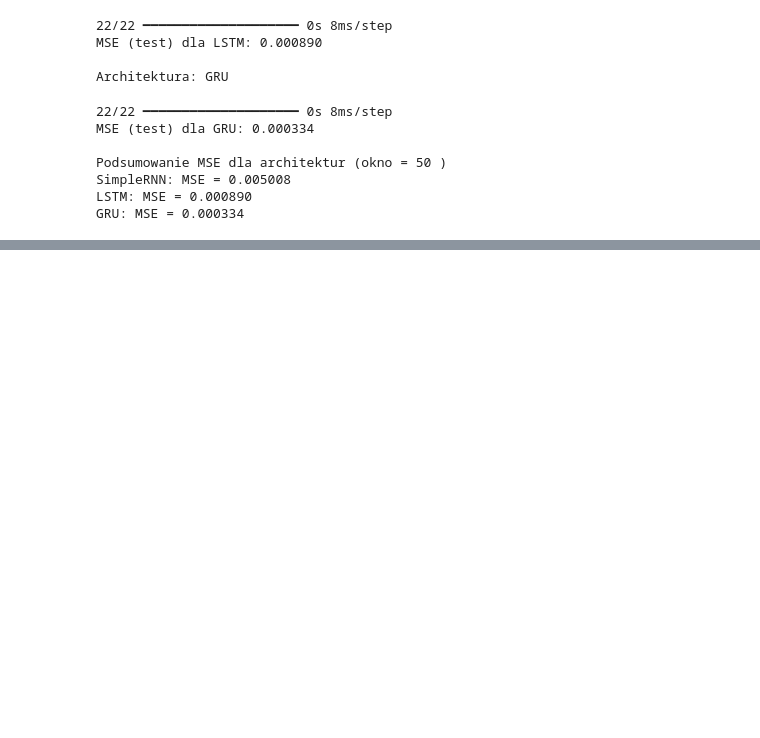
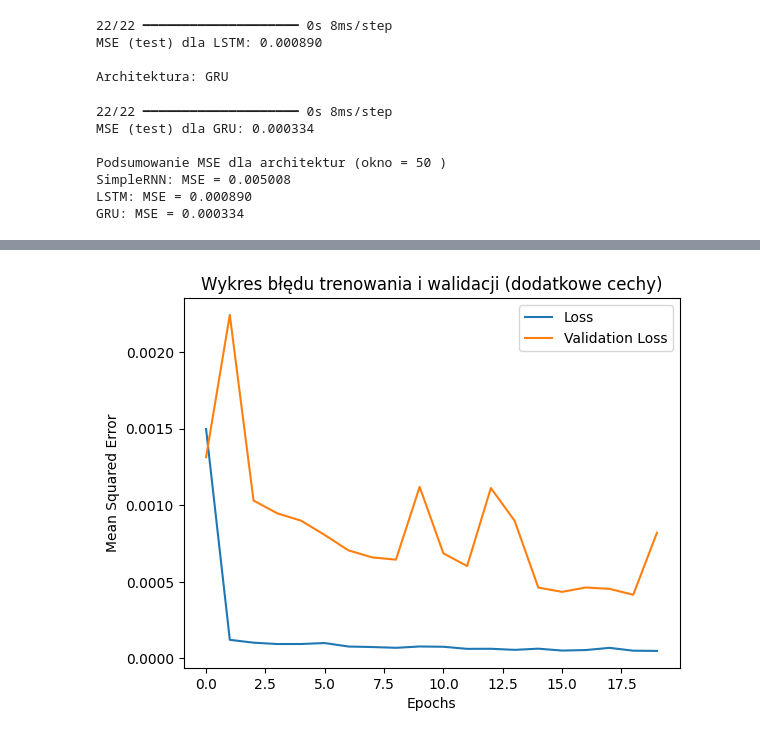
Before and after one commit to filipossowski/python.intro, a Jupyter notebook: Artificial Networks/Rekurencyjne_sieci.ipynb, the cells around one changed output, grey strips where cells are left out. Drawn from its saved outputs; the diff is of its cells as text; code cells hidden in the pictures; blank space fills up the shorter version.

```diff
--- a/Artificial Networks/Rekurencyjne_sieci.ipynb
+++ b/Artificial Networks/Rekurencyjne_sieci.ipynb
@@ -228,3 +228,7 @@ Podsumowanie MSE dla architektur (okno = 50 )
 SimpleRNN: MSE = 0.005008
 LSTM: MSE = 0.000890
 GRU: MSE = 0.000334
+# %%
+prices_2 = data[['Open', 'Close', 'Volume']]
+prices_2 = prices_2.dropna()
+print(prices_2.head())
@@ -230,0 +243,25 @@ GRU: MSE = 0.000334
+# %%
+scaler_2 = MinMaxScaler(feature_range=(0, 1))
+scaled_prices_2 = scaler_2.fit_transform(prices_2)
+
+prices_scaled_2 = pd.DataFrame(scaled_prices_2, index=prices_2.index, columns=prices_2.columns)
+
+def create_sequences_2(data, sequence_length):
+    X, y = [], []
+    for i in range(len(data) - sequence_length):
+        X.append(data[i:i + sequence_length])
+        y.append(data[i + sequence_length, 1])
+    return np.array(X), np.array(y)
+
+X_2, y_2 = create_sequences_2(scaled_prices_2, sequence_length)
+X_2 = X_2.reshape((X_2.shape[0], X_2.shape[1], X_2.shape[2]))
+
+X_train_2, X_test_2 = X_2[:train_size], X_2[train_size:]
+y_train_2, y_test_2 = y_2[:train_size], y_2[train_size:]
+
+model_2 = Sequential([
+    LSTM(50, return_sequences=False, input_shape=(sequence_length, X_2.shape[2])),
+    Dense(1)
+])
+model_2.compile(optimizer='adam', loss='mse')
+print(model_2.summary())
@@ -230,0 +281,2 @@ GRU: MSE = 0.000334
+# %%
+history_2 = model_2.fit(X_train_2, y_train_2, epochs=20, batch_size=32, validation_data=(X_test_2, y_test_2))
@@ -230,0 +301,10 @@ GRU: MSE = 0.000334
+# %%
+plt.plot(history_2.history['loss'], label='Loss')
+plt.plot(history_2.history['val_loss'], label='Validation Loss')
+plt.xlabel('Epochs')
+plt.ylabel('Mean Squared Error')
+plt.legend()
+plt.title('Wykres błędu trenowania i walidacji (dodatkowe cechy)')
+plt.show()
+# %% [output]
+[figure, added]
```
Also changed, not shown: parts of 6 cells of this notebook, 1 other file.
